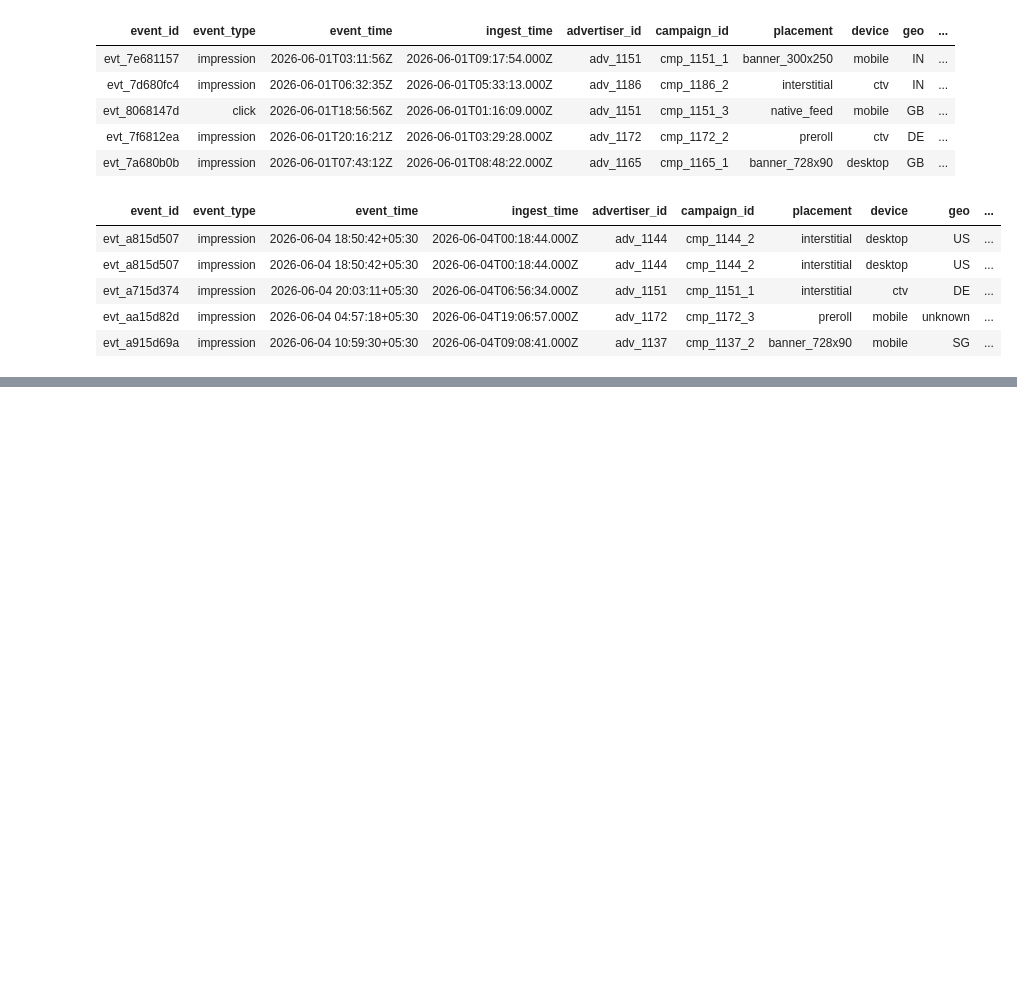
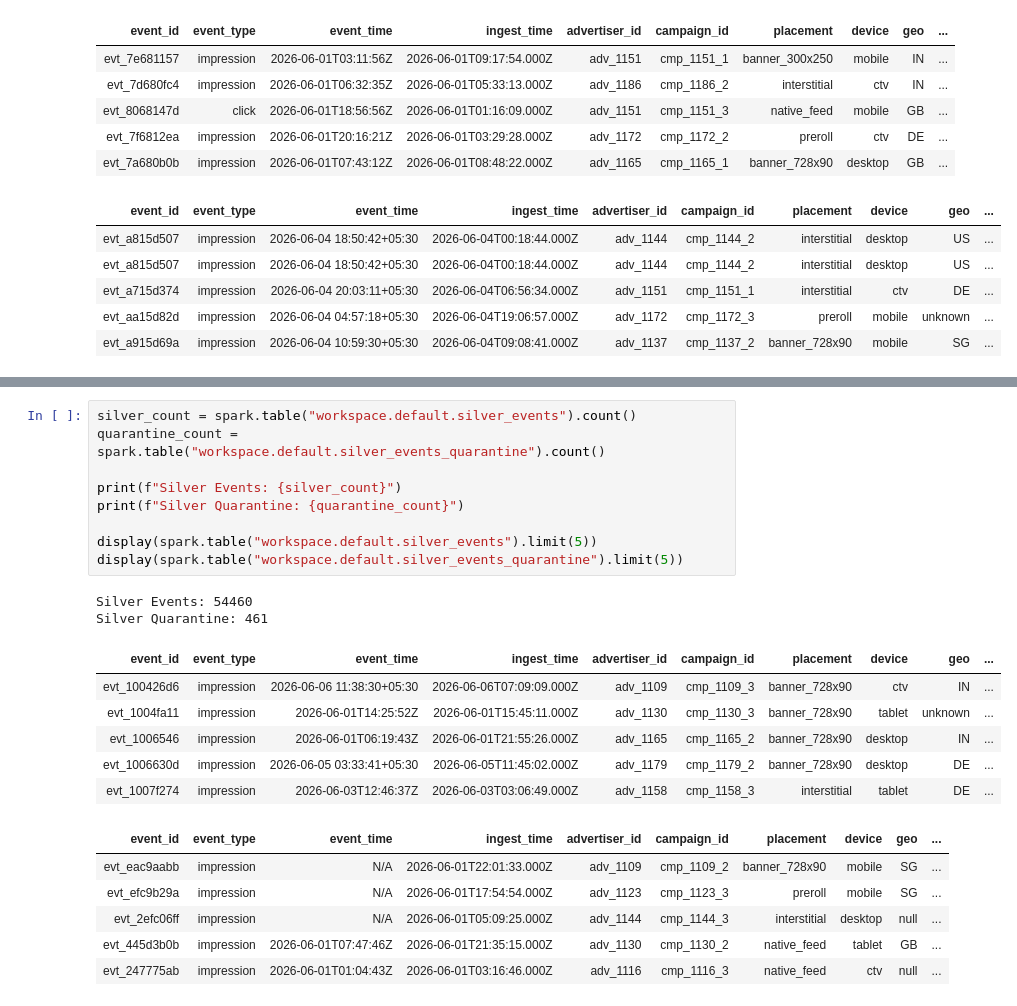
Before and after one commit to Lekhapriyadharshini/lekhapriyadharshini-data-engineering, a Jupyter notebook: projects/01-medallion-data-pipeline/notebooks/DSP_Medallion_Pipeline.ipynb, the cells around one changed output, grey strips where cells are left out. Drawn from its saved outputs; the diff is of its cells as text; blank space fills up the shorter version.

```diff
--- a/projects/01-medallion-data-pipeline/notebooks/DSP_Medallion_Pipeline.ipynb
+++ b/projects/01-medallion-data-pipeline/notebooks/DSP_Medallion_Pipeline.ipynb
@@ -125,0 +393,24 @@ bronze_advertisers: 10 rows
+# %%
+silver_count = spark.table("workspace.default.silver_events").count()
+quarantine_count = spark.table("workspace.default.silver_events_quarantine").count()
+
+print(f"Silver Events: {silver_count}")
+print(f"Silver Quarantine: {quarantine_count}")
+
+display(spark.table("workspace.default.silver_events").limit(5))
+display(spark.table("workspace.default.silver_events_quarantine").limit(5))
+# %% [output]
+Silver Events: 54460
+Silver Quarantine: 461
+| event_id | event_type | event_time | ingest_time | advertiser_id | campaign_id | placement | device | geo | ... |
+| evt_100426d6 | impression | 2026-06-06 11:38:30+05:30 | 2026-06-06T07:09:09.000Z | adv_1109 | cmp_1109_3 | banner_728x90 | ctv | IN | ... |
+| evt_1004fa11 | impression | 2026-06-01T14:25:52Z | 2026-06-01T15:45:11.000Z | adv_1130 | cmp_1130_3 | banner_728x90 | tablet | unknown | ... |
+| evt_1006546 | impression | 2026-06-01T06:19:43Z | 2026-06-01T21:55:26.000Z | adv_1165 | cmp_1165_2 | banner_728x90 | desktop | IN | ... |
+| evt_1006630d | impression | 2026-06-05 03:33:41+05:30 | 2026-06-05T11:45:02.000Z | adv_1179 | cmp_1179_2 | banner_728x90 | desktop | DE | ... |
+| evt_1007f274 | impression | 2026-06-03T12:46:37Z | 2026-06-03T03:06:49.000Z | adv_1158 | cmp_1158_3 | interstitial | tablet | DE | ... |
+| event_id | event_type | event_time | ingest_time | advertiser_id | campaign_id | placement | device | geo | ... |
+| evt_eac9aabb | impression | N/A | 2026-06-01T22:01:33.000Z | adv_1109 | cmp_1109_2 | banner_728x90 | mobile | SG | ... |
+| evt_efc9b29a | impression | N/A | 2026-06-01T17:54:54.000Z | adv_1123 | cmp_1123_3 | preroll | mobile | SG | ... |
+| evt_2efc06ff | impression | N/A | 2026-06-01T05:09:25.000Z | adv_1144 | cmp_1144_3 | interstitial | desktop | null | ... |
+| evt_445d3b0b | impression | 2026-06-01T07:47:46Z | 2026-06-01T21:35:15.000Z | adv_1130 | cmp_1130_2 | native_feed | tablet | GB | ... |
+| evt_247775ab | impression | 2026-06-01T01:04:43Z | 2026-06-01T03:16:46.000Z | adv_1116 | cmp_1116_3 | native_feed | ctv | null | ... |
```
Also changed, not shown: parts of 16 cells of this notebook.
